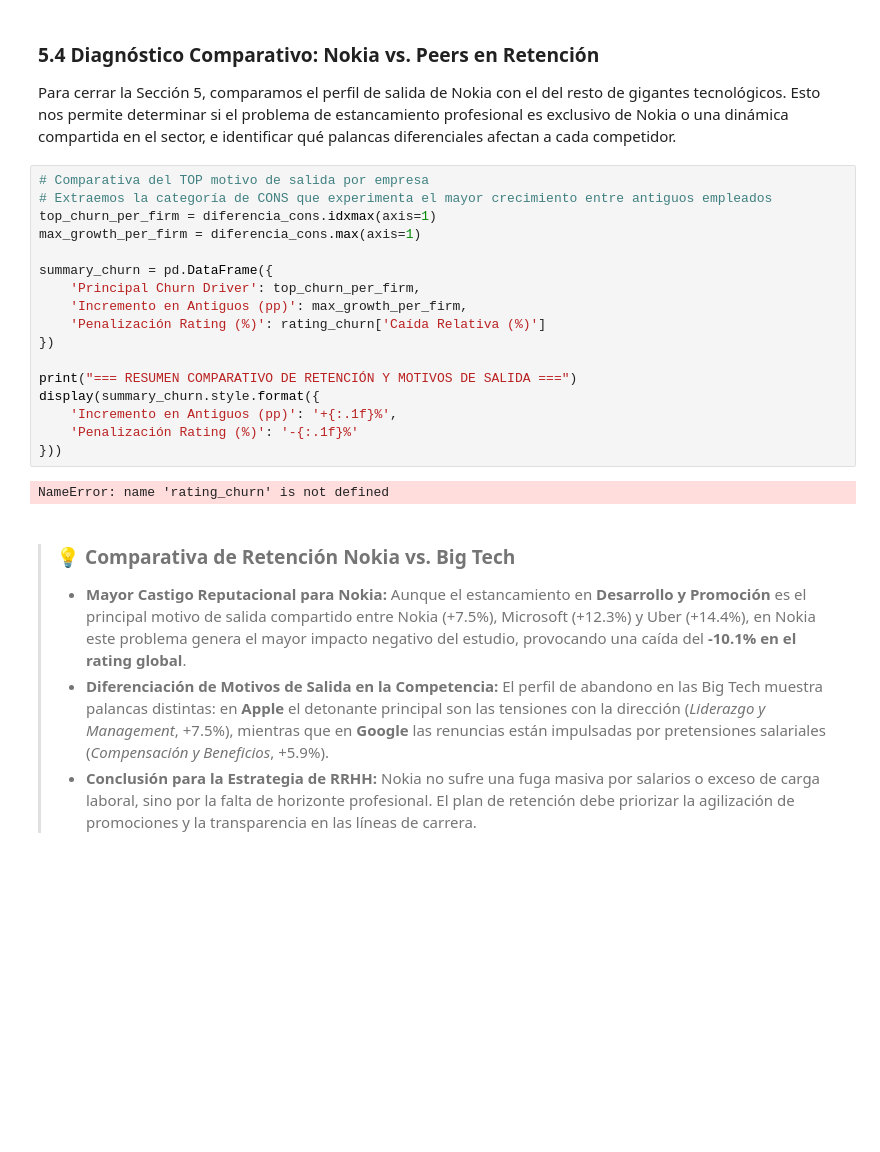
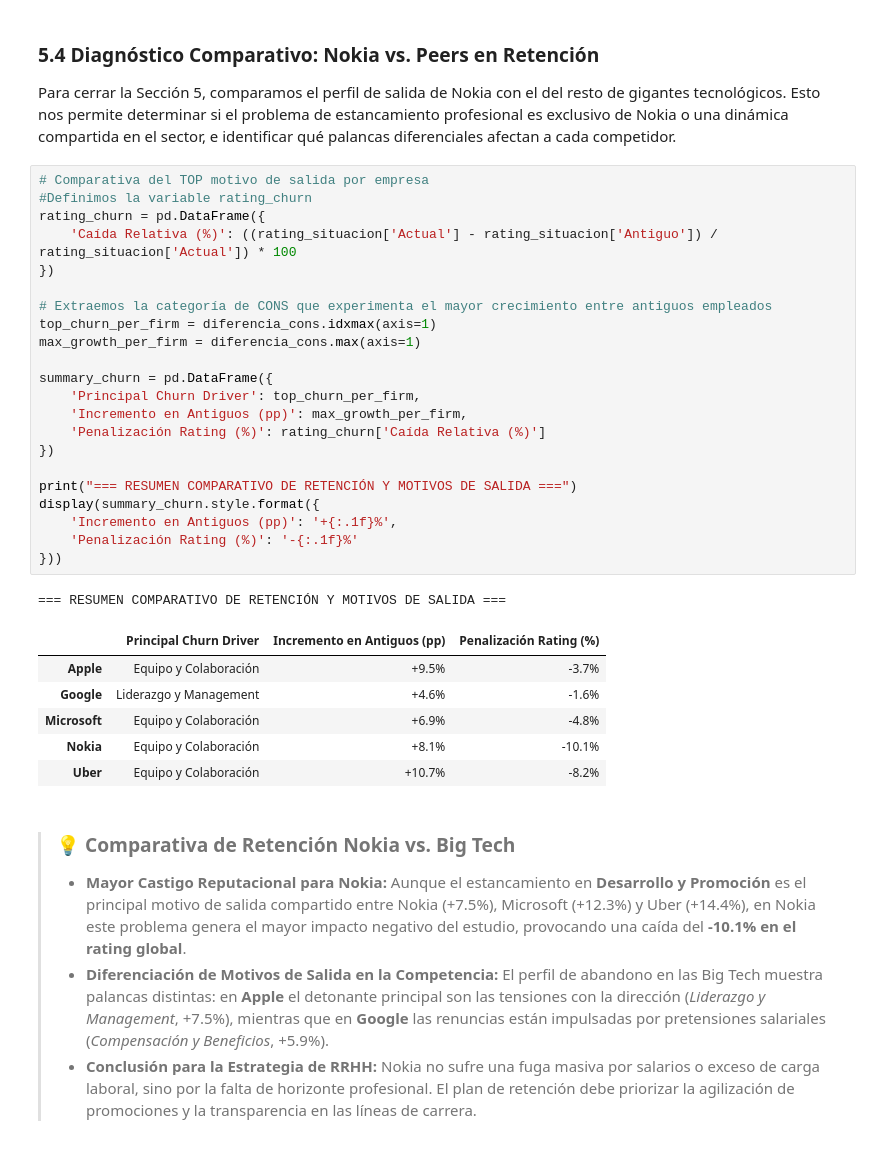
Before and after one commit to PabloMR-84/glassdoor-talent-intelligence, a Jupyter notebook: notebook/glassdoor_reviews_deep_learning_analysis.ipynb, the cells around one changed output. Drawn from its saved outputs; the diff is of its cells as text; blank space fills up the shorter version.

Commit message:
Fix NameError in section 5.4 by adding rating_churn calculation

```diff
--- a/notebook/glassdoor_reviews_deep_learning_analysis.ipynb
+++ b/notebook/glassdoor_reviews_deep_learning_analysis.ipynb
@@ -1689,23 +1689,34 @@ Total de comentarios detectados en esta categoría: 27
 Para cerrar la Sección 5, comparamos el perfil de salida de Nokia con el del resto de gigantes tecnológicos. Esto nos permite determinar si el problema de estancamiento profesional es exclusivo de Nokia o una dinámica compartida en el sector, e identificar qué palancas diferenciales afectan a cada competidor.
 # %%
 # Comparativa del TOP motivo de salida por empresa
+#Definimos la variable rating_churn
+rating_churn = pd.DataFrame({
+    'Caída Relativa (%)': ((rating_situacion['Actual'] - rating_situacion['Antiguo']) / rating_situacion['Actual']) * 100
+})
+
 # Extraemos la categoría de CONS que experimenta el mayor crecimiento entre antiguos empleados
 top_churn_per_firm = diferencia_cons.idxmax(axis=1)
 max_growth_per_firm = diferencia_cons.max(axis=1)
 
 summary_churn = pd.DataFrame({
     'Principal Churn Driver': top_churn_per_firm,
     'Incremento en Antiguos (pp)': max_growth_per_firm,
     'Penalización Rating (%)': rating_churn['Caída Relativa (%)']
 })
 
 print("=== RESUMEN COMPARATIVO DE RETENCIÓN Y MOTIVOS DE SALIDA ===")
 display(summary_churn.style.format({
     'Incremento en Antiguos (pp)': '+{:.1f}%',
     'Penalización Rating (%)': '-{:.1f}%'
 }))
 # %% [output]
-NameError: name 'rating_churn' is not defined
+=== RESUMEN COMPARATIVO DE RETENCIÓN Y MOTIVOS DE SALIDA ===
+|  | Principal Churn Driver | Incremento en Antiguos (pp) | Penalización Rating (%) |
+| Apple | Equipo y Colaboración | +9.5% | -3.7% |
+| Google | Liderazgo y Management | +4.6% | -1.6% |
+| Microsoft | Equipo y Colaboración | +6.9% | -4.8% |
+| Nokia | Equipo y Colaboración | +8.1% | -10.1% |
+| Uber | Equipo y Colaboración | +10.7% | -8.2% |
 # %% [markdown]
 > ### 💡 Comparativa de Retención Nokia vs. Big Tech
 >
```
Also changed, not shown: parts of 3 cells of this notebook.
